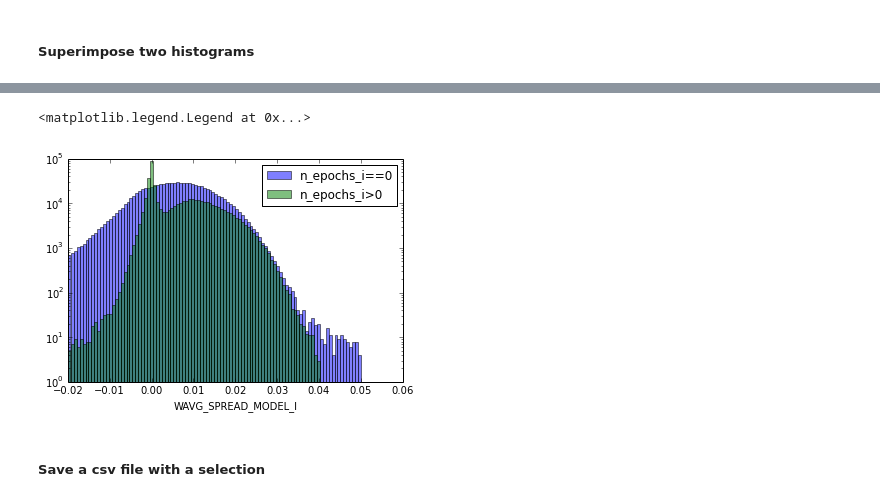
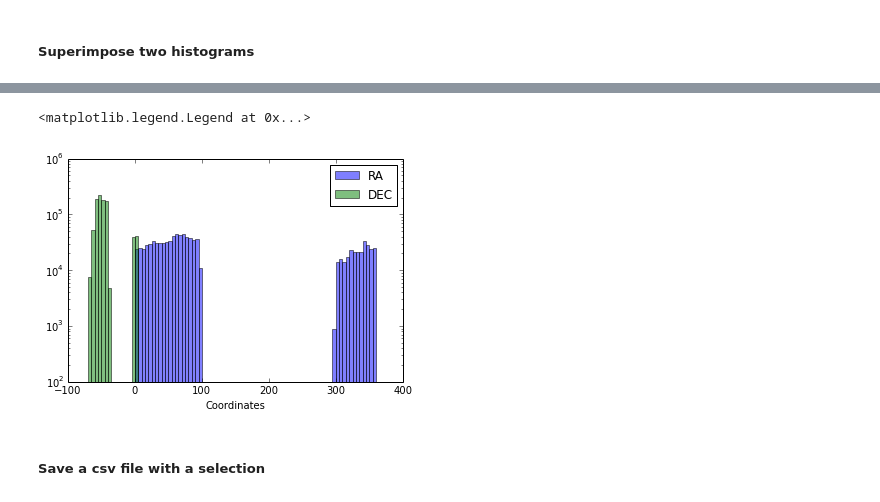
Before and after one commit to nsevilla/exploratory_notebook, a Jupyter notebook: explore_y1a1.ipynb, the cells around one changed output, grey strips where cells are left out. Drawn from its saved outputs; the diff is of its cells as text; code cells hidden in the pictures.

```diff
--- a/explore_y1a1.ipynb
+++ b/explore_y1a1.ipynb
@@ -12,6 +12,6 @@ import matplotlib.pyplot as plt
 # %% [markdown]
 #Open file
 # %%
-hdulist = fits.open('exploratory_y1a1_1.fits',memmap=True)
+hdulist = fits.open('exploratory_y1a1_modest.fits',memmap=True)
 # %%
 print hdulist[1].columns
@@ -21,17 +39,3 @@ print hdulist[1].columns
 tdata = hdulist[1].data
 # %% [markdown]
 #Define global selection masks
-# %%
-mask_hi = tdata['MAG_AUTO_I'] < 30
-mask_lo = tdata['MAG_AUTO_I'] > 15
-mask_flags = tdata['FLAGS_I'] < 4
-mask_detmodel_flags = tdata['FLAGS_DETMODEL_I'] == 0
-mask_sm1 = tdata['SPREAD_MODEL_I'] != 1
-#mask_nit = tdata['NITER_MODEL_I'] > 0
-mask_nep_eq0 = tdata['NEPOCHS_I'] == 0
-mask_nep_gt0 = tdata['NEPOCHS_I'] > 0
-mask_gal = tdata['WAVG_SPREAD_MODEL_I'] > 0.003
-mask_sta = abs(tdata['WAVG_SPREAD_MODEL_I']) < 0.003
-mask1 = mask_hi & mask_lo & mask_flags & mask_sm1 & mask_nep_eq0
-mask2 = mask_hi & mask_lo & mask_flags & mask_sm1 & mask_nep_gt0
-mask_global = mask_hi & mask_lo & mask_flags & mask_sm1& mask_detmodel_flags & mask_gal
@@ -42,14 +189,14 @@ mask_global = mask_hi & mask_lo & mask_flags & mask_sm1& mask_detmodel_flags & m
 # %%
 nbins=100
-h1 = plt.hist(tdata['WAVG_SPREAD_MODEL_I'][mask1], nbins, alpha=0.5,
-              range=[-0.02,0.05],log=True,label='n_epochs_i==0')
-h2 = plt.hist(tdata['WAVG_SPREAD_MODEL_I'][mask2], nbins, alpha=0.5,
-              range=[-0.02,0.05],log=True,label='n_epochs_i>0')
-plt.xlabel('WAVG_SPREAD_MODEL_I')
+h1 = plt.hist(tdata['RA'][mask1], nbins, alpha=0.5,
+              range=[-100,400],log=True,label='RA')
+h2 = plt.hist(tdata['DEC'][mask1], nbins, alpha=0.5,
+              range=[-100,400],log=True,label='DEC')
+plt.xlabel('Coordinates')
 plt.legend(loc='upper right')
 # %% [output]
 <matplotlib.legend.Legend at 0x...>
-[figure, old version]
+[figure, new version]
 # %% [markdown]
 ##### Save a csv file with a selection
 # %%
```
Also changed, not shown: parts of 11 cells of this notebook.
